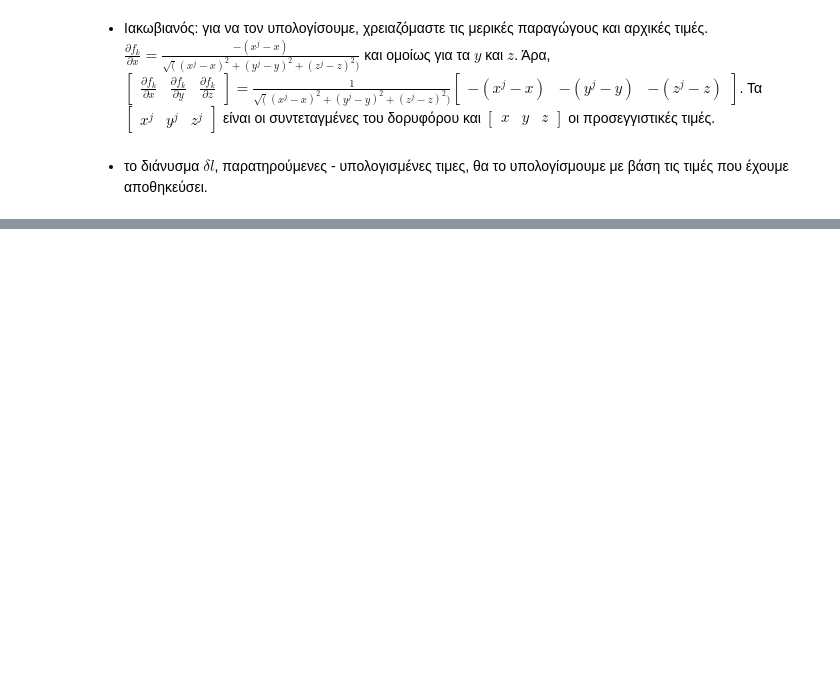
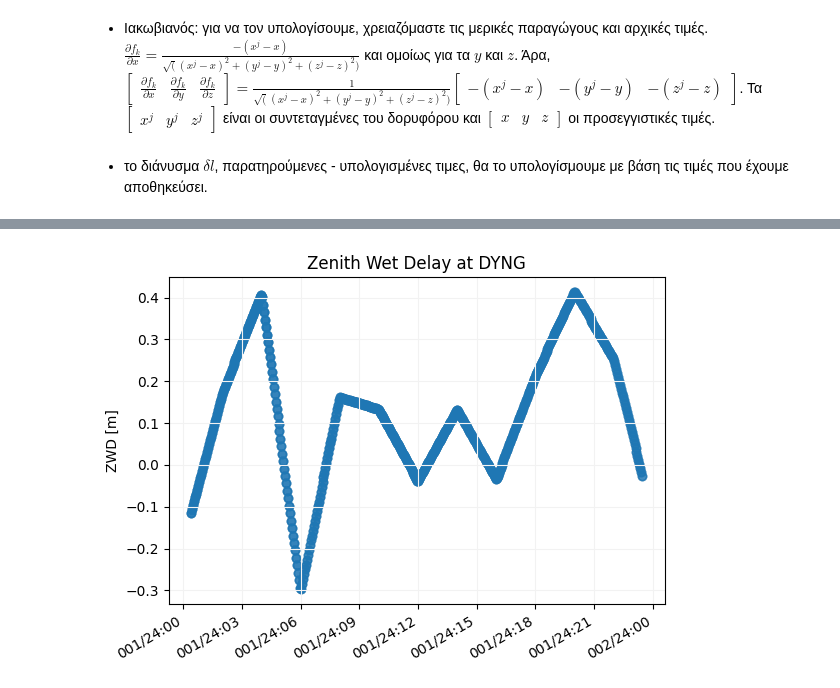
Before and after one commit to DSOlab/AcademicSoftware, a Jupyter notebook: JupyterLab/gnss/tropo_zwd.ipynb, the cells around one changed output, grey strips where cells are left out. Saved outputs shown, nothing was run; the diff lists cells and outputs as text; code cells hidden in the pictures; blank space fills up the shorter version.

```diff
--- a/JupyterLab/gnss/tropo_zwd.ipynb
+++ b/JupyterLab/gnss/tropo_zwd.ipynb
@@ -452,0 +406,21 @@ plt.show()
+# %%
+zwd_bias = [0] * m
+for i, obs in enumerate(raw_obs):
+    k    = obs['zwd_basis'][0][0]
+    kp1  = obs['zwd_basis'][1][0]
+    Tk   = x[3+num_epochs+k]
+    Tkp1 = x[3+num_epochs+kp1]
+    zwd_bias[i] = obs['zwd_basis'][0][1]*Tk + obs['zwd_basis'][1][1]*Tkp1
+fig, ax = plt.subplots()
+ax.scatter([at2pt(d['t']) for d in raw_obs], zwd_bias, alpha=0.2)
+ax.grid(color='0.95')
+plt.ylabel("ZWD [m]")
+plt.title(f"Zenith Wet Delay at {rnx.marker_name}")
+hours = mdates.HourLocator(interval = 3)
+h_fmt = mdates.DateFormatter('%j/%y:%H')
+ax.xaxis.set_major_locator(hours)
+ax.xaxis.set_major_formatter(h_fmt)
+fig.autofmt_xdate()
+plt.show()
+# %% [output]
+[figure, added]
```
Also changed, not shown: parts of 11 cells of this notebook, 3 other files.
